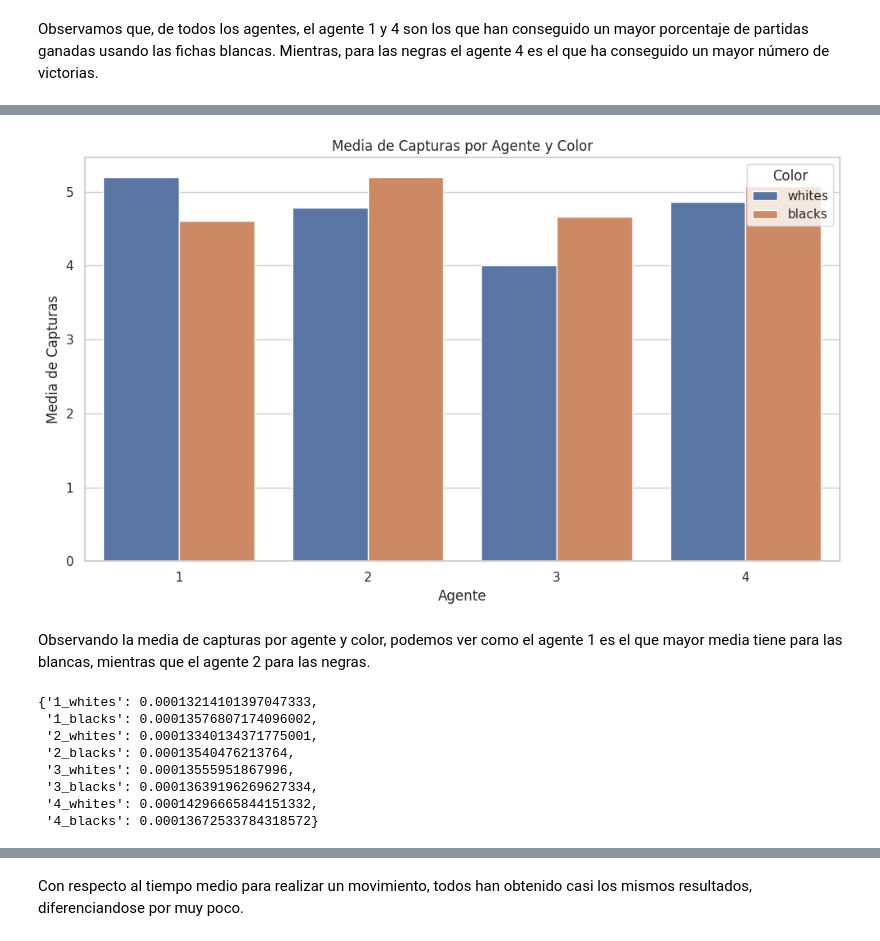
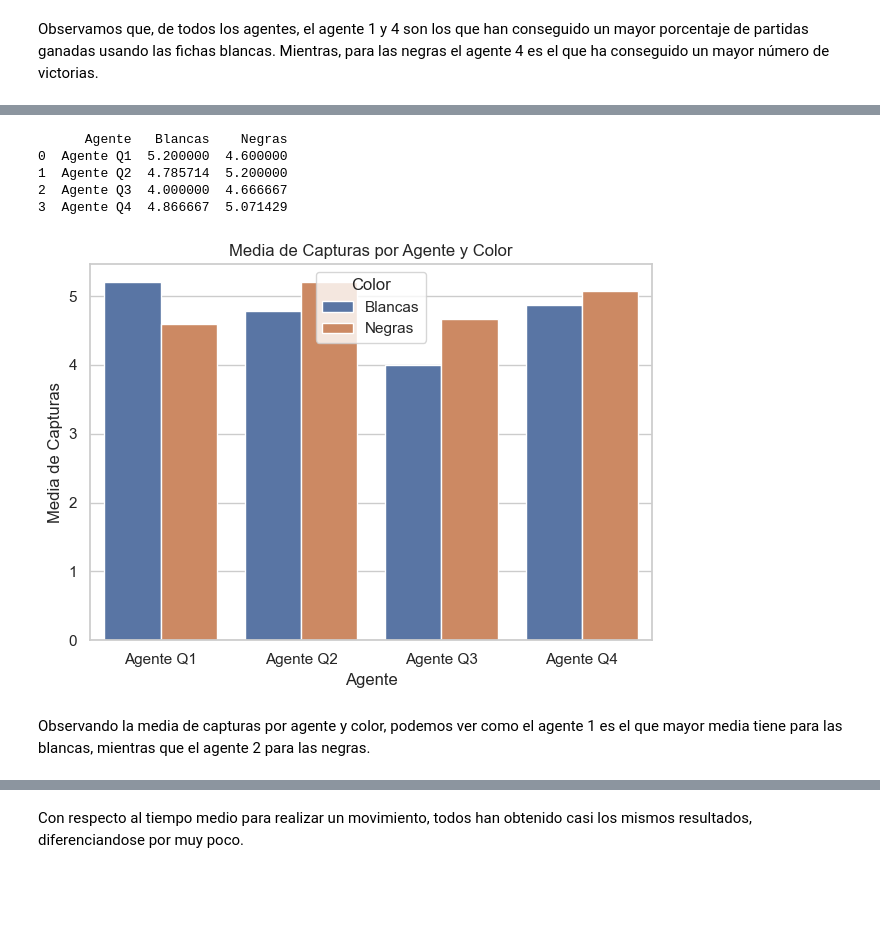
Before and after one commit to Alex-GF/ajedrez-vikinga, a Jupyter notebook: analysis/agents_analysis.ipynb, the cells around one changed output, grey strips where cells are left out. Cells and saved outputs as stored; diff of their text form; code cells hidden in the pictures; blank space fills up the shorter version.

Commit message:
FIX: Q-LEARNING AND FINAL COMPARATION

```diff
--- a/analysis/agents_analysis.ipynb
+++ b/analysis/agents_analysis.ipynb
@@ -343,0 +354,34 @@ df.head()
+# %%
+datos = df.copy()
+
+# Creamos un mapeo inverso basado en los hiperparámetros de cada agente
+agent_mapping = {
+    (agent_info["learning_rate"],
+     agent_info["initial_epsilon"],
+     agent_info["epsilon_decay"],
+     agent_info["final_epsilon"]): idx
+
+    for idx, agent_info in agentes.items()
+}
+
+# Función para obtener el nombre del agente a partir de sus hiperparámetros
+def get_agent_name(learning_rate, initial_epsilon, epsilon_decay, final_epsilon):
+    return agent_mapping.get((learning_rate, initial_epsilon, epsilon_decay, final_epsilon))
+
+# Aplicamos la transformación para crear las nuevas columnas 'whites' y 'blacks'
+datos['whites'] = datos.apply(lambda row: get_agent_name(row["learning_rate_whites"], row["initial_epsilon_whites"], row["epsilon_decay_whites"], row["final_epsilon_whites"]), axis=1)
+datos['blacks'] = datos.apply(lambda row: get_agent_name(row["learning_rate_blacks"], row["initial_epsilon_blacks"], row["epsilon_decay_blacks"], row["final_epsilon_blacks"]), axis=1)
+
+# Eliminamos las columnas originales
+datos = datos.drop(columns=[
+    'learning_rate_whites',
+    'initial_epsilon_whites',
+    'epsilon_decay_whites',
+    'final_epsilon_whites',
+    'learning_rate_blacks',
+    'initial_epsilon_blacks',
+    'epsilon_decay_blacks',
+    'final_epsilon_blacks'
+])
+
+datos.head()
@@ -490,41 +436,28 @@ d2
 # %%
-d2_df = pd.DataFrame(list(d2.items()), columns=['Agente_Color', 'Media_Capturas'])
+capturas_agentes = calcula_medias_variable(datos, "chess_pieces")
 
-d2_df[['Agente', 'Color']] = d2_df['Agente_Color'].str.split('_', expand=True)
+print(capturas_agentes)
 
-plt.figure(figsize=(10, 6))
+# Extendemos el dataframe para que exista una columna 'Color' que indique si la ficha es blanca o negra
+captura_agentes_extendido = pd.melt(capturas_agentes, id_vars=['Agente'], value_vars=['Blancas', 'Negras'],
+                                var_name='Color', value_name='Media Capturas')
 
-ax = sns.barplot(x='Agente', y='Media_Capturas', hue='Color', data=d2_df)
+# Mostramos la gráfica
+ax = sns.barplot(x='Agente', y='Media Capturas', hue='Color', data=captura_agentes_extendido)
 
 plt.title('Media de Capturas por Agente y Color')
 plt.xlabel('Agente')
 plt.ylabel('Media de Capturas')
 plt.legend(title='Color')
 
 plt.tight_layout()
 plt.show()
 # %% [output]
+      Agente   Blancas    Negras
+0  Agente Q1  5.200000  4.600000
+1  Agente Q2  4.785714  5.200000
+2  Agente Q3  4.000000  4.666667
+3  Agente Q4  4.866667  5.071429
-[figure, old version]
+[figure, new version]
 # %% [markdown]
 Observando la media de capturas por agente y color, podemos ver como el agente 1 es el que mayor media tiene para las blancas, mientras que el agente 2 para las negras.
-# %%
-d3 = d.copy()
-
-for i in d3:
-    color = 'blacks'
-
-    if 'whites' in i:
-        color = 'whites'
-
-    d3[i] = d3[i]['average_time_{}'.format(color)].mean()
-
-d3
-# %% [output]
-{'1_whites': 0.00013214101397047333,
- '1_blacks': 0.00013576807174096002,
- '2_whites': 0.00013340134371775001,
- '2_blacks': 0.00013540476213764,
- '3_whites': 0.00013555951867996,
- '3_blacks': 0.00013639196269627334,
- '4_whites': 0.00014296665844151332,
- '4_blacks': 0.00013672533784318572}
```
Also changed, not shown: parts of 54 cells of this notebook, 1 other file.
